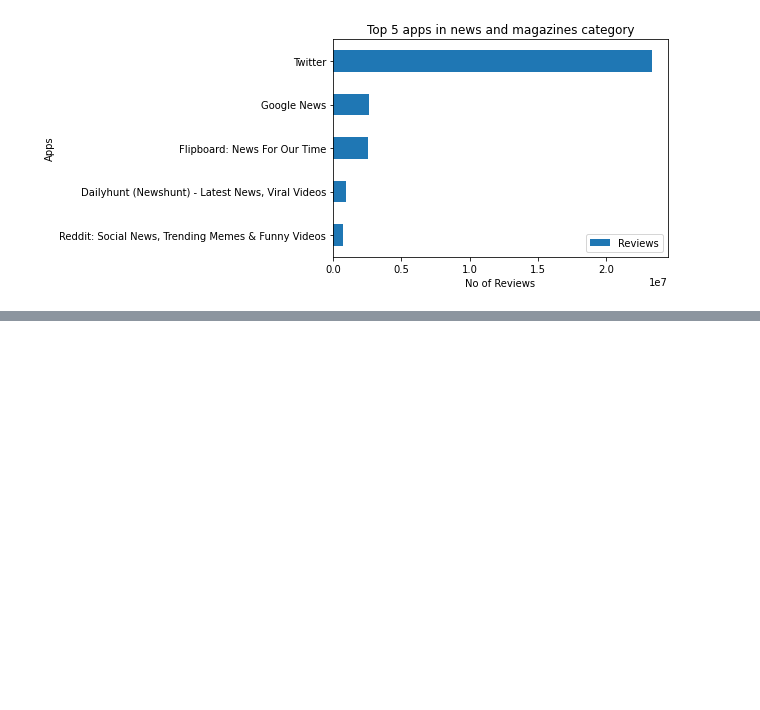
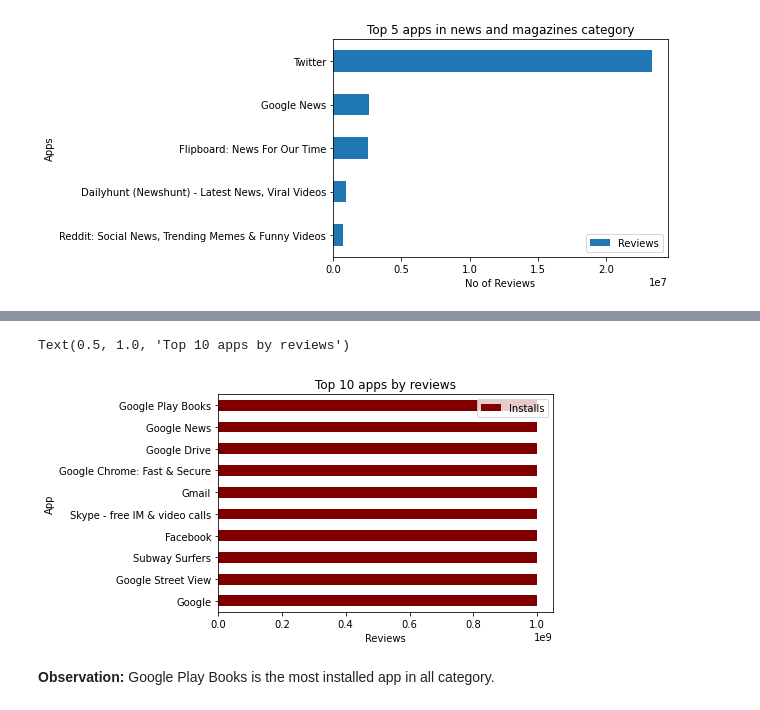
Before and after one commit to mukeshjnv/EDA-on-play-store-apps-data, a Jupyter notebook: EDA_Capson_Project_on_Play_Store_Data.ipynb, the cells around one changed output, grey strips where cells are left out. Drawn from its saved outputs; the diff is of its cells as text; code cells hidden in the pictures; blank space fills up the shorter version.

```diff
--- a/EDA_Capson_Project_on_Play_Store_Data.ipynb
+++ b/EDA_Capson_Project_on_Play_Store_Data.ipynb
@@ -735,3 +735,6 @@ plt.title('Top 5 apps in news and magazines category')
 # %% [output]
 Text(0.5, 1.0, 'Top 5 apps in news and magazines category')
 [figure]
+# %%
+top10_apps_by_install=app_df.groupby(['App']).agg({'Installs': np.mean}).sort_values('Installs',ascending=False).head(10)
+top10_apps_by_install.sort_values('Installs')
@@ -737,0 +754,10 @@ Text(0.5, 1.0, 'Top 5 apps in news and magazines category')
+# %%
+top10_apps_by_install.sort_values('Installs', ascending=False).plot.barh(color ='maroon')
+#plt.show()
+plt.xlabel('Reviews')
+plt.title('Top 10 apps by reviews')
+# %% [output]
+Text(0.5, 1.0, 'Top 10 apps by reviews')
+[figure, added]
+# %% [markdown]
+**Observation:** Google Play Books  is the most installed app in all category.
```
Also changed, not shown: parts of 5 cells of this notebook.
